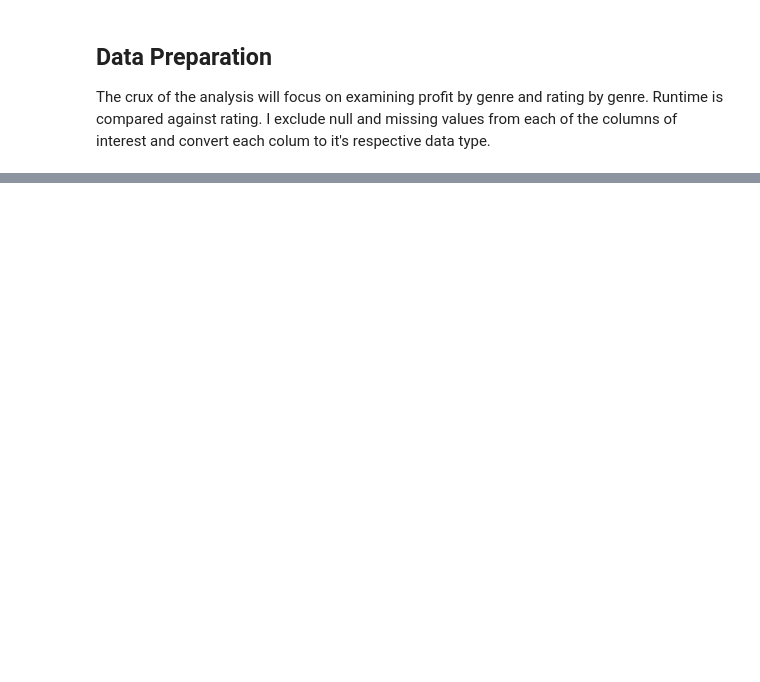
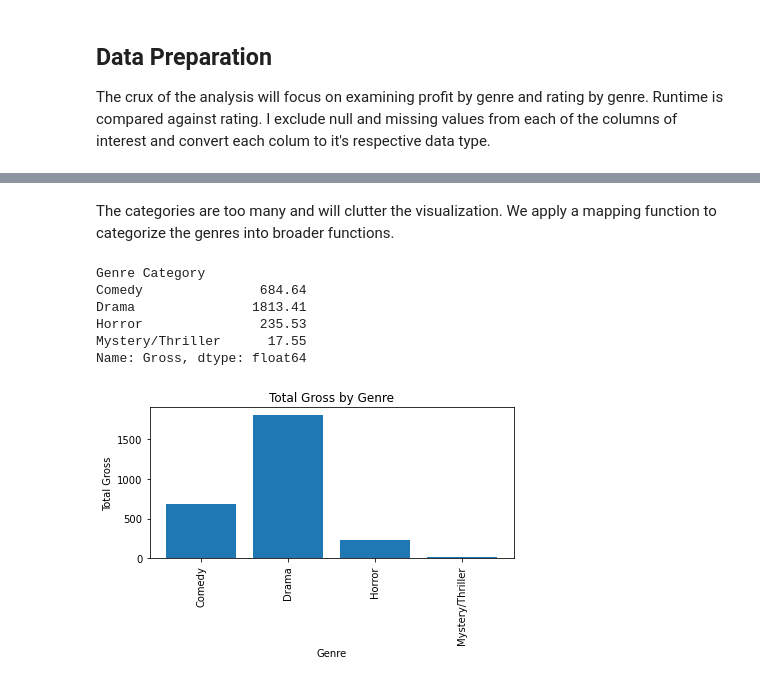
Before and after one commit to MugoDom/ds-phase1-project, a Jupyter notebook: index.ipynb, the cells around one changed output, grey strips where cells are left out. Cells and saved outputs as stored; diff of their text form; code cells hidden in the pictures; blank space fills up the shorter version.

```diff
--- a/index.ipynb
+++ b/index.ipynb
@@ -168,0 +311,52 @@ Questions to consider:
+# %% [markdown]
+The categories are too many and will clutter the visualization. We apply a mapping function to categorize the genres into broader functions.
+# %%
+# Mapping genres to broader categories
+genre_mapping = {
+    'Action': 'Action/Adventure',
+    'Adventure': 'Action/Adventure',
+    'Sci-Fi': 'Action/Adventure',
+    'Fantasy': 'Action/Adventure',
+    'Animation': 'Animation/Family',
+    'Family': 'Animation/Family',
+    'Comedy': 'Comedy',
+    'Romance': 'Romance',
+    'Drama': 'Drama',
+    'Mystery': 'Mystery/Thriller',
+    'Thriller': 'Mystery/Thriller',
+    'Crime': 'Crime',
+    'Horror': 'Horror',
+}
+
+# Apply the genre mapping to create a new 'Genre Category' column
+Movies_DF['Genre Category'] = Movies_DF['Genre'].map(genre_mapping)
+
+# Group by the 'Genre Category' and calculate total 'gross' for each category
+genre_category_gross = Movies_DF.groupby('Genre Category')['Gross'].sum()
+
+# Display the aggregated results
+print(genre_category_gross)
+# %% [output]
+Genre Category
+Comedy               684.64
+Drama               1813.41
+Horror               235.53
+Mystery/Thriller      17.55
+Name: Gross, dtype: float64
+# %%
+# Create the bar graph
+plt.bar(genre_category_gross.index, genre_category_gross.values)
+
+# Add labels and title to the plot
+plt.xlabel('Genre')
+plt.ylabel('Total Gross')
+plt.title('Total Gross by Genre')
+
+# Rotate x-axis labels for better readability
+plt.xticks(rotation=90)
+
+# Show the plot
+plt.tight_layout()
+plt.show()
+# %% [output]
+[figure, added]
```
Also changed, not shown: parts of 37 cells of this notebook, 6 other files.
